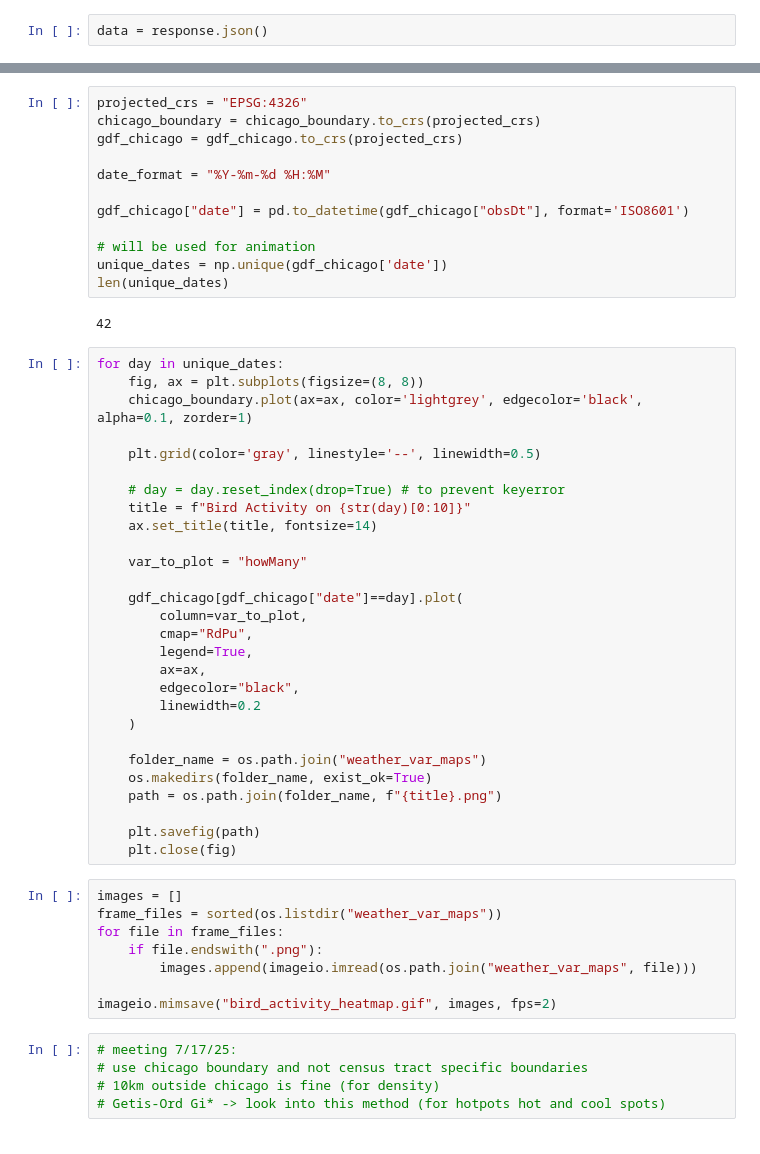
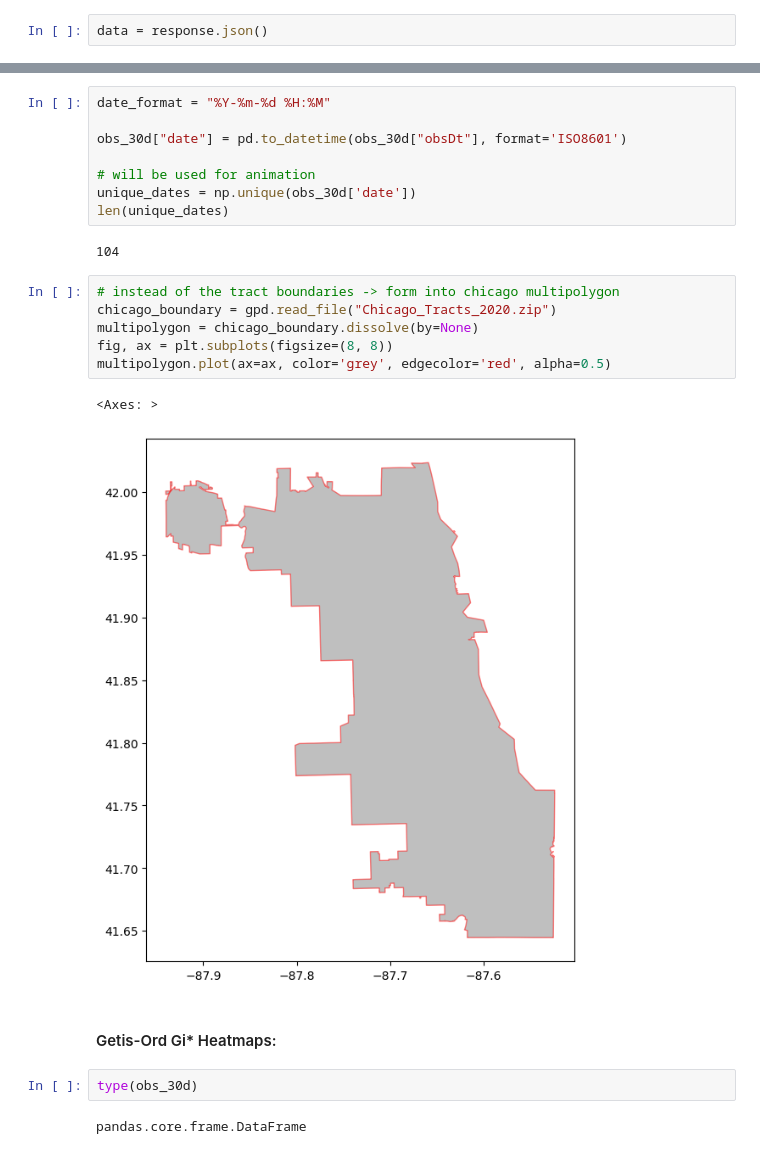
Before and after one commit to Amoreno73/bird-30d-density, a Jupyter notebook: bird_data.ipynb, the cells around one changed output, grey strips where cells are left out. Drawn from its saved outputs; the diff is of its cells as text.

```diff
--- a/bird_data.ipynb
+++ b/bird_data.ipynb
@@ -119,55 +95,25 @@ print(type(chicago_boundary))
 # %%
-projected_crs = "EPSG:4326"
-chicago_boundary = chicago_boundary.to_crs(projected_crs)
-gdf_chicago = gdf_chicago.to_crs(projected_crs)
-
 date_format = "%Y-%m-%d %H:%M"
 
-gdf_chicago["date"] = pd.to_datetime(gdf_chicago["obsDt"], format='ISO8601')
+obs_30d["date"] = pd.to_datetime(obs_30d["obsDt"], format='ISO8601')
 
 # will be used for animation
-unique_dates = np.unique(gdf_chicago['date'])
+unique_dates = np.unique(obs_30d['date'])
 len(unique_dates)
 # %% [output]
-42
+104
-# %%
-for day in unique_dates:
-    fig, ax = plt.subplots(figsize=(8, 8))
-    chicago_boundary.plot(ax=ax, color='lightgrey', edgecolor='black', alpha=0.1, zorder=1)
-
-    plt.grid(color='gray', linestyle='--', linewidth=0.5)
-
-    # day = day.reset_index(drop=True) # to prevent keyerror
-    title = f"Bird Activity on {str(day)[0:10]}"
-    ax.set_title(title, fontsize=14)
-
-    var_to_plot = "howMany"
-
-    gdf_chicago[gdf_chicago["date"]==day].plot(
-        column=var_to_plot,
-        cmap="RdPu",
-        legend=True,
-        ax=ax,
-        edgecolor="black",
-        linewidth=0.2
-    )
-
-    folder_name = os.path.join("weather_var_maps")
-    os.makedirs(folder_name, exist_ok=True)
-    path = os.path.join(folder_name, f"{title}.png")
-
-    plt.savefig(path)
-    plt.close(fig)
-# %%
-images = []
-frame_files = sorted(os.listdir("weather_var_maps"))
-for file in frame_files:
-    if file.endswith(".png"):
-        images.append(imageio.imread(os.path.join("weather_var_maps", file)))
-
-imageio.mimsave("bird_activity_heatmap.gif", images, fps=2)
-# %%
-# meeting 7/17/25:
-# use chicago boundary and not census tract specific boundaries
-# 10km outside chicago is fine (for density)
-# Getis-Ord Gi* -> look into this method (for hotpots hot and cool spots)
+# %%
+# instead of the tract boundaries -> form into chicago multipolygon
+chicago_boundary = gpd.read_file("Chicago_Tracts_2020.zip")
+multipolygon = chicago_boundary.dissolve(by=None)
+fig, ax = plt.subplots(figsize=(8, 8))
+multipolygon.plot(ax=ax, color='grey', edgecolor='red', alpha=0.5)
+# %% [output]
+<Axes: >
+[figure, added]
+# %% [markdown]
+#### Getis-Ord Gi* Heatmaps:
+# %%
+type(obs_30d)
+# %% [output]
+pandas.core.frame.DataFrame
```
Also changed, not shown: parts of 14 cells of this notebook.
